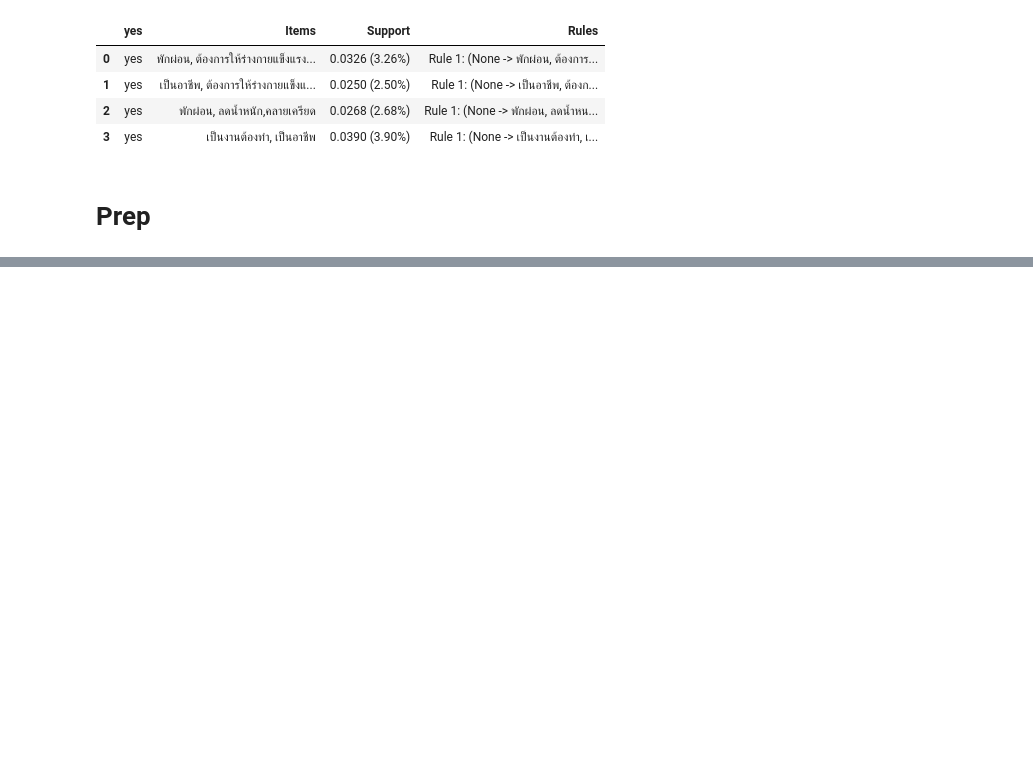
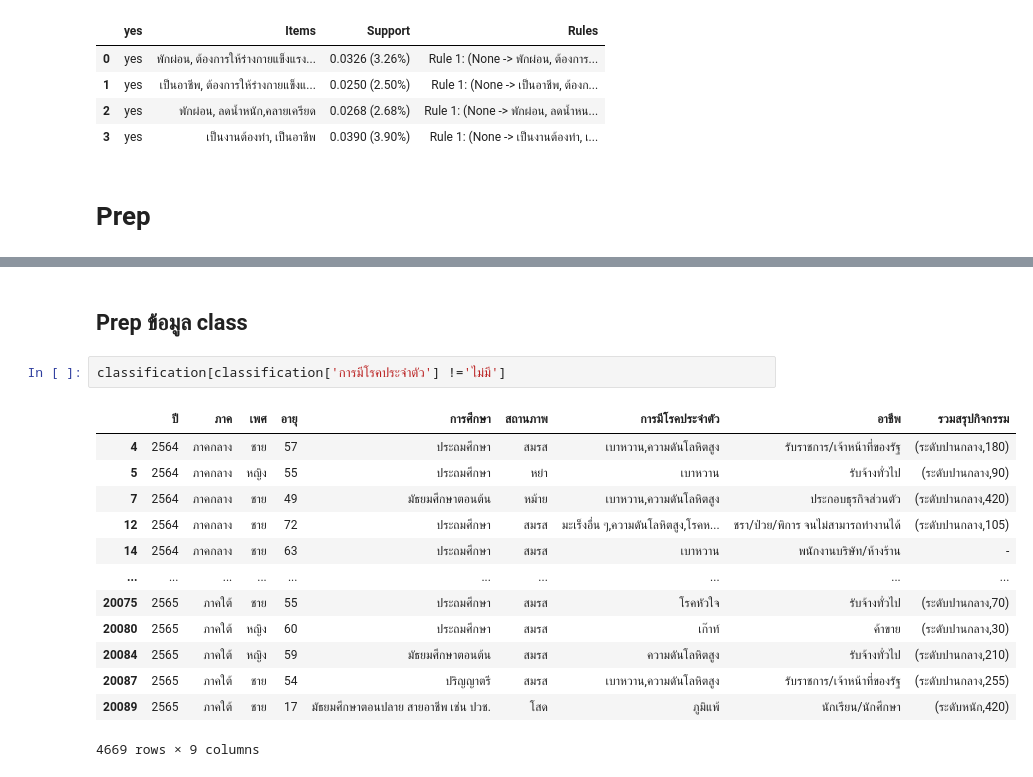
Before and after one commit to Tonry12/BSC_DPDM23, a Jupyter notebook: final_project.ipynb, the cells around one changed output, grey strips where cells are left out. Drawn from its saved outputs; the diff is of its cells as text; blank space fills up the shorter version.

```diff
--- a/final_project.ipynb
+++ b/final_project.ipynb
@@ -224,0 +289,18 @@ asso
+# %% [markdown]
+## Prep ข้อมูล class
+# %%
+classification[classification['การมีโรคประจำตัว'] !='ไม่มี']
+# %% [output]
+|  | ปี | ภาค | เพศ | อายุ | การศึกษา | สถานภาพ | การมีโรคประจำตัว | อาชีพ | รวมสรุปกิจกรรม |
+| 4 | 2564 | ภาคกลาง | ชาย | 57 | ประถมศึกษา | สมรส | เบาหวาน,ความดันโลหิตสูง | รับราชการ/เจ้าหน้าที่ของรัฐ | (ระดับปานกลาง,180) |
+| 5 | 2564 | ภาคกลาง | หญิง | 55 | ประถมศึกษา | หย่า | เบาหวาน | รับจ้างทั่วไป | (ระดับปานกลาง,90) |
+| 7 | 2564 | ภาคกลาง | ชาย | 49 | มัธยมศึกษาตอนต้น | หม้าย | เบาหวาน,ความดันโลหิตสูง | ประกอบธุรกิจส่วนตัว | (ระดับปานกลาง,420) |
+| 12 | 2564 | ภาคกลาง | ชาย | 72 | ประถมศึกษา | สมรส | มะเร็งอื่น ๆ,ความดันโลหิตสูง,โรคห... | ชรา/ป่วย/พิการ จนไม่สามารถทำงานได้ | (ระดับปานกลาง,105) |
+| 14 | 2564 | ภาคกลาง | ชาย | 63 | ประถมศึกษา | สมรส | เบาหวาน | พนักงานบริษัท/ห้างร้าน | - |
+| ... | ... | ... | ... | ... | ... | ... | ... | ... | ... |
+| 20075 | 2565 | ภาคใต้ | ชาย | 55 | ประถมศึกษา | สมรส | โรคหัวใจ | รับจ้างทั่วไป | (ระดับปานกลาง,70) |
+| 20080 | 2565 | ภาคใต้ | หญิง | 60 | ประถมศึกษา | สมรส | เก๊าท์ | ค้าขาย | (ระดับปานกลาง,30) |
+| 20084 | 2565 | ภาคใต้ | หญิง | 59 | มัธยมศึกษาตอนต้น | สมรส | ความดันโลหิตสูง | รับจ้างทั่วไป | (ระดับปานกลาง,210) |
+| 20087 | 2565 | ภาคใต้ | ชาย | 54 | ปริญญาตรี | สมรส | เบาหวาน,ความดันโลหิตสูง | รับราชการ/เจ้าหน้าที่ของรัฐ | (ระดับปานกลาง,255) |
+| 20089 | 2565 | ภาคใต้ | ชาย | 17 | มัธยมศึกษาตอนปลาย สายอาชีพ เช่น ปวช. | โสด | ภูมิแพ้ | นักเรียน/นักศึกษา | (ระดับหนัก,420) |
+4669 rows × 9 columns
```
Also changed, not shown: parts of 7 cells of this notebook.
